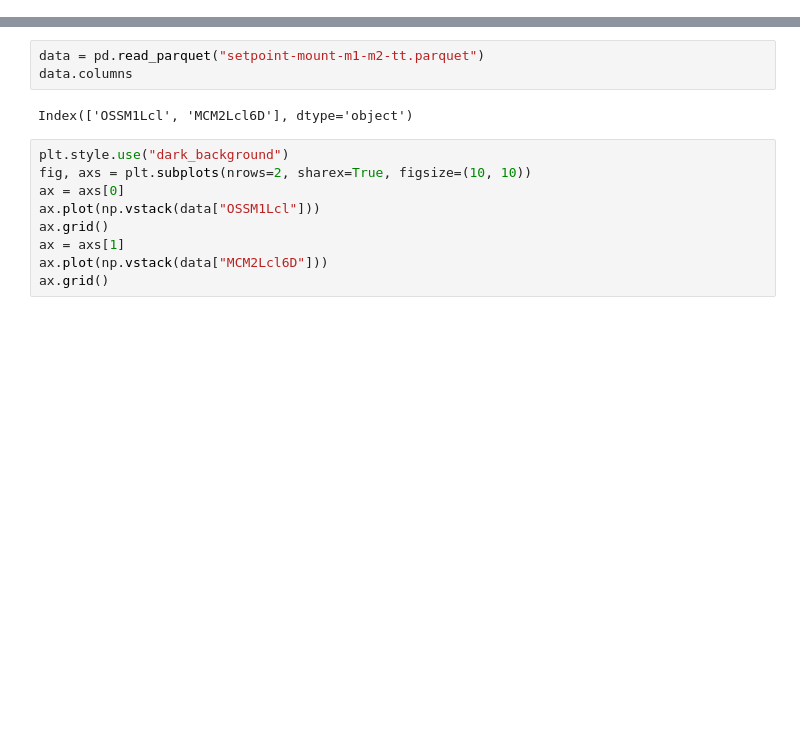
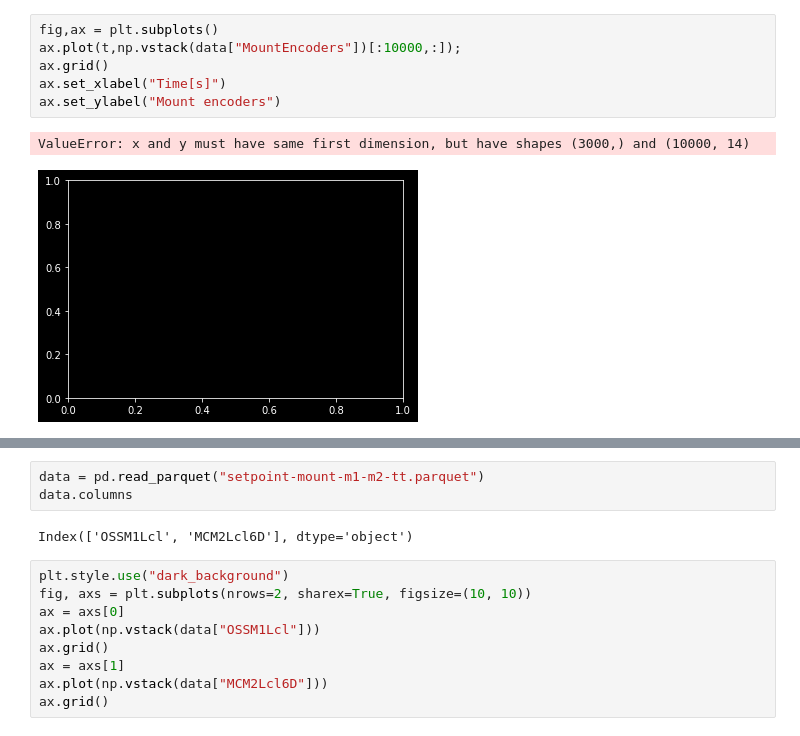
Before and after one commit to rodrigo-romano/dos-actors, a Jupyter notebook: data-analysis.ipynb, the cells around one changed output, grey strips where cells are left out. Cells and saved outputs as stored; diff of their text form; blank space fills up the shorter version.

```diff
--- a/data-analysis.ipynb
+++ b/data-analysis.ipynb
@@ -10 +43,10 @@ Index(['OSSM1Lcl', 'MCM2Lcl6D'], dtype='object')
+# %%
+fig,ax = plt.subplots()
+ax.plot(t,np.vstack(data["MountEncoders"])[:10000,:]);
+ax.grid()
+ax.set_xlabel("Time[s]")
+ax.set_ylabel("Mount encoders")
+# %% [output]
+ValueError: x and y must have same first dimension, but have shapes (3000,) and (10000, 14)
+[figure, added]
 # %%
```
Also changed, not shown: parts of 8 cells of this notebook, 2 other files.
